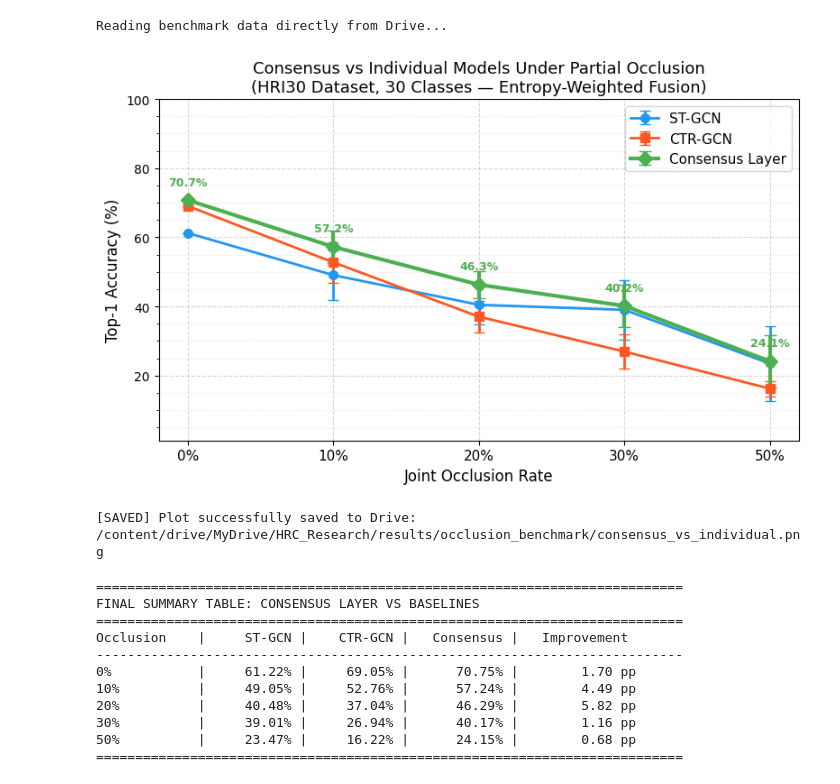
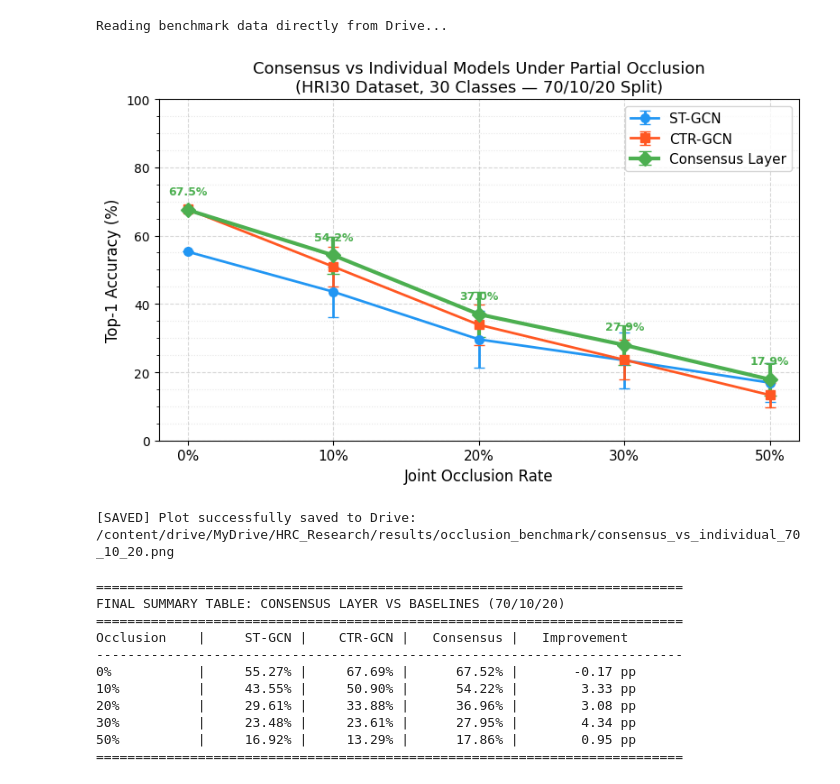
Before and after one commit to Tausif7112/2.14.Mohammad-Tausiful-Alam_Soumitra-Chowdhury, a Jupyter notebook: notebooks/HRC_Phase4_Consensus_Layer.ipynb, the cells around one changed output. Drawn from its saved outputs; the diff is of its cells as text; code cells hidden in the pictures.

Commit message:
Update notebooks, figures, and results with versioned outputs (Phase 6-9)

```diff
--- a/notebooks/HRC_Phase4_Consensus_Layer.ipynb
+++ b/notebooks/HRC_Phase4_Consensus_Layer.ipynb
@@ -59,8 +65,7 @@ GPU: Tesla T4
 
 [PASS] All inputs found. Proceed to Cell 2.
 # %%
-# Clone repos, patch, and load both models
-
+# Clone repos, patch, and load both models (70/10/20 Weights)
 import os
 import sys
 import torch
@@ -124,7 +129,7 @@ stgcn_model = STGCN_Model(
 )
 
 stgcn_ckpt = torch.load(
-    '/content/drive/MyDrive/HRC_Research/checkpoints/stgcn_hri30/best_stgcn_hri30.pt',
+    '/content/drive/MyDrive/HRC_Research/checkpoints/stgcn_hri30_70_10_20/best_stgcn_hri30.pt',
     map_location='cpu', weights_only=False
 )
 stgcn_state = stgcn_ckpt['model_state_dict'] if isinstance(stgcn_ckpt, dict) and 'model_state_dict' in stgcn_ckpt else stgcn_ckpt
@@ -132,7 +137,7 @@ stgcn_state = {k[7:] if k.startswith('module.') else k: v for k, v in stgcn_stat
 stgcn_model.load_state_dict(stgcn_state, strict=True)
 stgcn_model = stgcn_model.to(device)
 stgcn_model.eval()
-print("ST-GCN loaded (30 classes) ✓")
+print("ST-GCN loaded (30 classes) - 70/10/20 Weights ✓")
 
 sys.path.insert(0, CTRGCN_DIR)
 from model.ctrgcn import Model as CTRGCN_Model
@@ -146,7 +151,7 @@ ctrgcn_model = CTRGCN_Model(
 )
 
 ctrgcn_ckpt = torch.load(
-    '/content/drive/MyDrive/HRC_Research/checkpoints/ctrgcn_hri30/best_ctrgcn_hri30.pt',
+    '/content/drive/MyDrive/HRC_Research/checkpoints/ctrgcn_hri30_70_10_20/best_ctrgcn_hri30.pt',
     map_location='cpu', weights_only=False
 )
 ctrgcn_state = ctrgcn_ckpt['model_state_dict'] if isinstance(ctrgcn_ckpt, dict) and 'model_state_dict' in ctrgcn_ckpt else ctrgcn_ckpt
@@ -154,9 +159,9 @@ ctrgcn_state = {k[7:] if k.startswith('module.') else k: v for k, v in ctrgcn_st
 ctrgcn_model.load_state_dict(ctrgcn_state, strict=True)
 ctrgcn_model = ctrgcn_model.to(device)
 ctrgcn_model.eval()
-print("CTR-GCN loaded (30 classes) ✓")
+print("CTR-GCN loaded (30 classes) - 70/10/20 Weights ✓")
 
-print("\n[PASS] Both models ready. Proceed to Cell 3.")
+print("\n[PASS] Both NEW models ready. Proceed to Cell 3.")
 # %% [output]
 Using device: cuda
 ST-GCN cloned.
@@ -530,10 +482,11 @@ import pandas as pd
 import os
 
 OUTPUT_DIR = '/content/drive/MyDrive/HRC_Research/results/occlusion_benchmark'
-CSV_PATH = os.path.join(OUTPUT_DIR, 'consensus_benchmark_results.csv')
+
+CSV_PATH = os.path.join(OUTPUT_DIR, 'consensus_benchmark_results_70_10_20.csv')
 
 if not os.path.exists(CSV_PATH):
-    raise FileNotFoundError(f"Cannot find CSV at {CSV_PATH}. Make sure your Drive is mounted!")
+    raise FileNotFoundError(f"Cannot find CSV at {CSV_PATH}. Make sure Cell 4 ran successfully!")
 
 print("Reading benchmark data directly from Drive...")
 df = pd.read_csv(CSV_PATH)
@@ -551,54 +504,54 @@ x = list(range(len(occlusion_labels)))
 
 fig, ax = plt.subplots(figsize=(8, 5))
 
 ax.errorbar(x, st_means, yerr=st_stds, label='ST-GCN', marker='o', color='#2196F3', linewidth=2, markersize=7, capsize=4)
-
 ax.errorbar(x, ctr_means, yerr=ctr_stds, label='CTR-GCN', marker='s', color='#FF5722', linewidth=2, markersize=7, capsize=4)
-
 ax.errorbar(x, con_means, yerr=con_stds, label='Consensus Layer', marker='D', color='#4CAF50', linewidth=3, markersize=8, capsize=5)
 
 for i, con in enumerate(con_means):
     ax.annotate(f'{con:.1f}%', xy=(i, con), xytext=(0, 12), textcoords='offset points', ha='center', fontsize=9, color='#4CAF50', fontweight='bold')
 
 ax.set_xticks(x)
 ax.set_xticklabels(occlusion_labels, fontsize=11)
 ax.set_xlabel('Joint Occlusion Rate', fontsize=12)
 ax.set_ylabel('Top-1 Accuracy (%)', fontsize=12)
-ax.set_title('Consensus vs Individual Models Under Partial Occlusion\n(HRI30 Dataset, 30 Classes — Entropy-Weighted Fusion)', fontsize=13)
+ax.set_title('Consensus vs Individual Models Under Partial Occlusion\n(HRI30 Dataset, 30 Classes — 70/10/20 Split)', fontsize=13)
 ax.legend(fontsize=11, loc='upper right')
 ax.yaxis.set_minor_locator(mticker.AutoMinorLocator())
 ax.grid(True, which='major', linestyle='--', alpha=0.5)
 ax.grid(True, which='minor', linestyle=':', alpha=0.3)
 
 min_val = min(min(st_means), min(ctr_means), min(con_means))
 ax.set_ylim(max(0, min_val - 15), 100)
 
 plt.tight_layout()
 
-PLOT_PATH = os.path.join(OUTPUT_DIR, 'consensus_vs_individual.png')
+# UPDATED PATH for new plot
+PLOT_PATH = os.path.join(OUTPUT_DIR, 'consensus_vs_individual_70_10_20.png')
 plt.savefig(PLOT_PATH, dpi=150, bbox_inches='tight')
 plt.show()
 
 print(f"\n[SAVED] Plot successfully saved to Drive: {PLOT_PATH}")
 # %% [output]
 Reading benchmark data directly from Drive...
-[figure, old version]
+[figure, new version]
-[SAVED] Plot successfully saved to Drive: /content/drive/MyDrive/HRC_Research/results/occlusion_benchmark/consensus_vs_individual.png
+[SAVED] Plot successfully saved to Drive: /content/drive/MyDrive/HRC_Research/results/occlusion_benchmark/consensus_vs_individual_70_10_20.png
 # %%
 # Final Summary Table (Independent CSV Reader)
 import pandas as pd
 import os
 
 OUTPUT_DIR = '/content/drive/MyDrive/HRC_Research/results/occlusion_benchmark'
-CSV_PATH = os.path.join(OUTPUT_DIR, 'consensus_benchmark_results.csv')
+
+CSV_PATH = os.path.join(OUTPUT_DIR, 'consensus_benchmark_results_70_10_20.csv')
 
 if not os.path.exists(CSV_PATH):
-    raise FileNotFoundError(f"Cannot find CSV at {CSV_PATH}. Make sure your Drive is mounted!")
+    raise FileNotFoundError(f"Cannot find CSV at {CSV_PATH}. Make sure Cell 4 ran successfully!")
 
 df = pd.read_csv(CSV_PATH)
 
 print("\n" + "=" * 75)
-print("FINAL SUMMARY TABLE: CONSENSUS LAYER VS BASELINES")
+print("FINAL SUMMARY TABLE: CONSENSUS LAYER VS BASELINES (70/10/20)")
 print("=" * 75)
 print(f"{'Occlusion':<12} | {'ST-GCN':>10} | {'CTR-GCN':>10} | {'Consensus':>11} | {'Improvement':>13}")
 print("-" * 75)
@@ -616,13 +569,13 @@ for index, row in df.iterrows():
 print("=" * 75)
 # %% [output]
 ===========================================================================
-FINAL SUMMARY TABLE: CONSENSUS LAYER VS BASELINES
+FINAL SUMMARY TABLE: CONSENSUS LAYER VS BASELINES (70/10/20)
 ===========================================================================
 Occlusion    |     ST-GCN |    CTR-GCN |   Consensus |   Improvement
 ---------------------------------------------------------------------------
-0%           |     61.22% |     69.05% |      70.75% |        1.70 pp
-10%          |     49.05% |     52.76% |      57.24% |        4.49 pp
-20%          |     40.48% |     37.04% |      46.29% |        5.82 pp
-30%          |     39.01% |     26.94% |      40.17% |        1.16 pp
-50%          |     23.47% |     16.22% |      24.15% |        0.68 pp
+0%           |     55.27% |     67.69% |      67.52% |       -0.17 pp
+10%          |     43.55% |     50.90% |      54.22% |        3.33 pp
+20%          |     29.61% |     33.88% |      36.96% |        3.08 pp
+30%          |     23.48% |     23.61% |      27.95% |        4.34 pp
+50%          |     16.92% |     13.29% |      17.86% |        0.95 pp
 ===========================================================================
```
Also changed, not shown: parts of 6 cells of this notebook, 43 other files.
